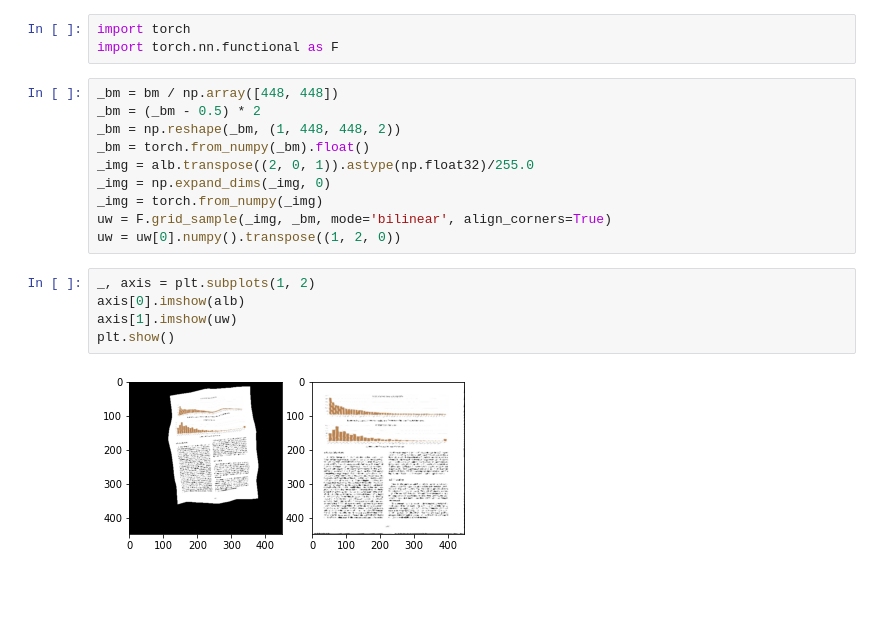
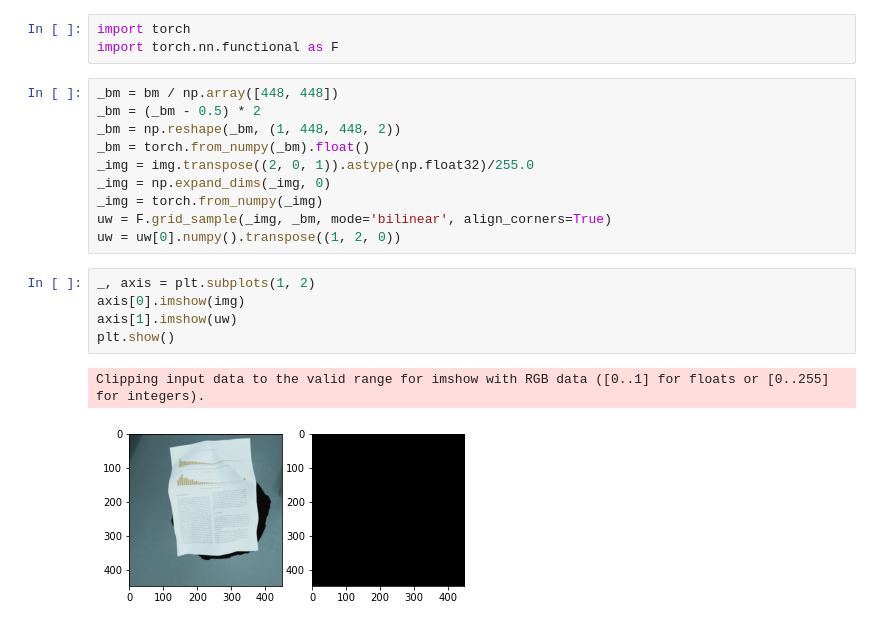
Before and after one commit to naiiytom/healthdoc-ocr, a Jupyter notebook: dewarp/dewarp_wrapper/image_plotting.ipynb, the cells around one changed output. Cells and saved outputs as stored; diff of their text form; blank space fills up the shorter version.

```diff
--- a/dewarp/dewarp_wrapper/image_plotting.ipynb
+++ b/dewarp/dewarp_wrapper/image_plotting.ipynb
@@ -91,15 +91,16 @@ _bm = bm / np.array([448, 448])
 _bm = (_bm - 0.5) * 2
 _bm = np.reshape(_bm, (1, 448, 448, 2))
 _bm = torch.from_numpy(_bm).float()
-_img = alb.transpose((2, 0, 1)).astype(np.float32)/255.0
+_img = img.transpose((2, 0, 1)).astype(np.float32)/255.0
 _img = np.expand_dims(_img, 0)
 _img = torch.from_numpy(_img)
 uw = F.grid_sample(_img, _bm, mode='bilinear', align_corners=True)
 uw = uw[0].numpy().transpose((1, 2, 0))
 # %%
 _, axis = plt.subplots(1, 2)
-axis[0].imshow(alb)
+axis[0].imshow(img)
 axis[1].imshow(uw)
 plt.show()
 # %% [output]
+Clipping input data to the valid range for imshow with RGB data ([0..1] for floats or [0..255] for integers).
-[figure, old version]
+[figure, new version]
```
Also changed, not shown: 1 other file.
